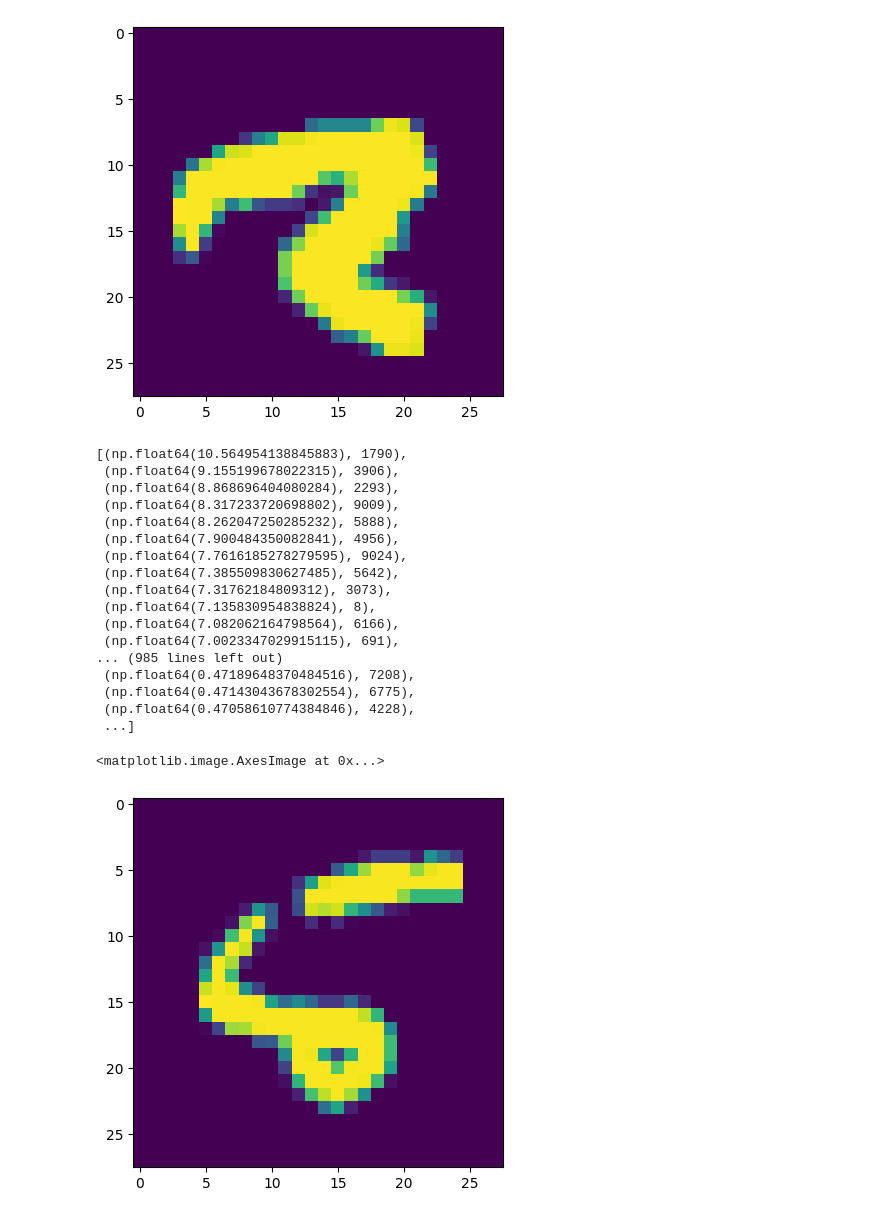
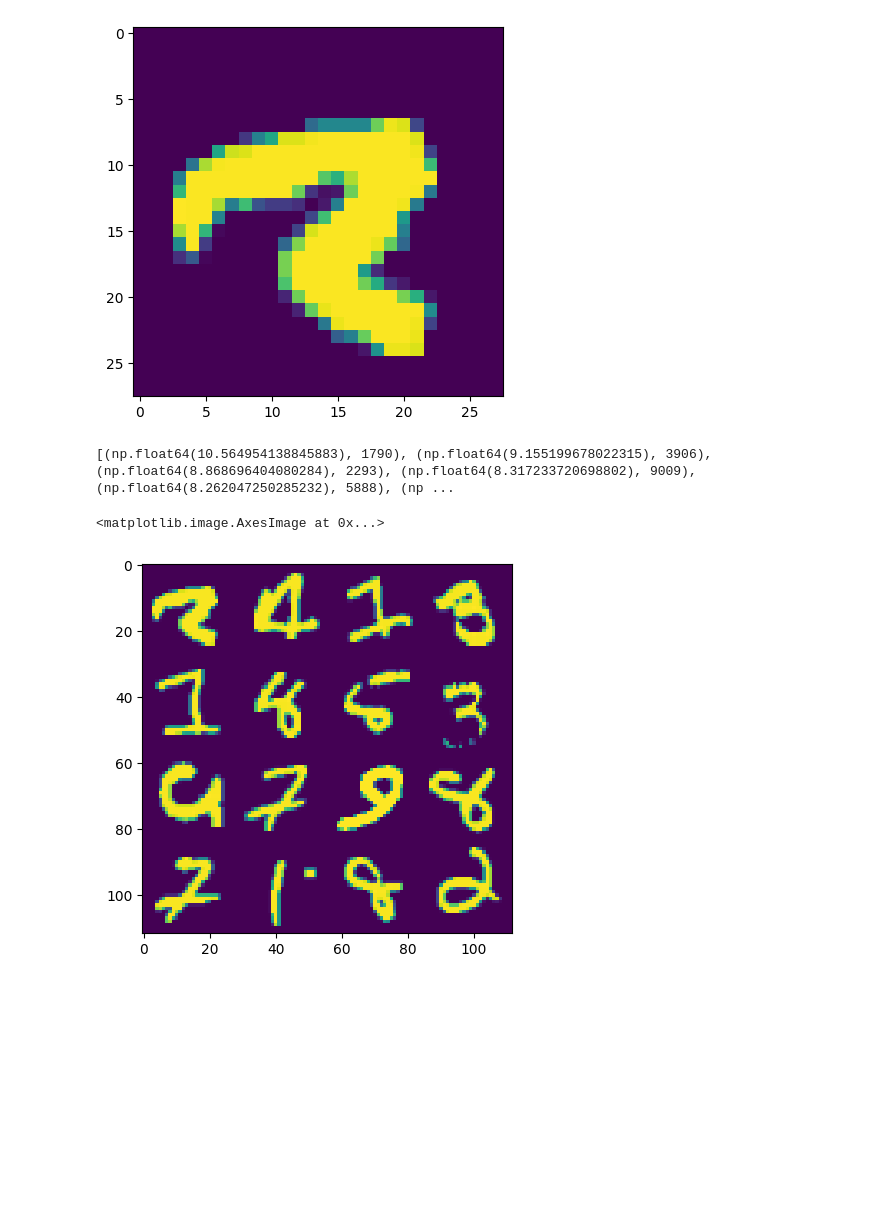
Before and after one commit to vadym-seleznov-off/noob-mnist, a Jupyter notebook: mnist-torch.ipynb, the cells around one changed output. Cells and saved outputs as stored; diff of their text form; code cells hidden in the pictures; blank space fills up the shorter version.

Commit message:
implemented a grid from most confusing ones

```diff
--- a/mnist-torch.ipynb
+++ b/mnist-torch.ipynb
@@ -151,27 +151,11 @@ plt.imshow(X_test[idx])
 [figure]
 # %%
 # What else is confusing?
-sorted(list(zip(r, range(r.shape[0]))), reverse=True)
+grid = sorted(list(zip(r, range(r.shape[0]))), reverse=True)[0:16]
+X_bad = X_test[[x[1] for x in grid]]
+
+plt.imshow(np.concatenate(X_bad.reshape((4, 28*4, 28)), axis=1))
 # %% [output]
-[(np.float64(10.564954138845883), 1790),
- (np.float64(9.155199678022315), 3906),
- (np.float64(8.868696404080284), 2293),
- (np.float64(8.317233720698802), 9009),
- (np.float64(8.262047250285232), 5888),
- (np.float64(7.900484350082841), 4956),
- (np.float64(7.7616185278279595), 9024),
- (np.float64(7.385509830627485), 5642),
- (np.float64(7.31762184809312), 3073),
- (np.float64(7.135830954838824), 8),
- (np.float64(7.082062164798564), 6166),
- (np.float64(7.0023347029915115), 691),
-... (985 lines left out)
- (np.float64(0.47189648370484516), 7208),
- (np.float64(0.47143043678302554), 6775),
- (np.float64(0.47058610774384846), 4228),
- ...]
+[(np.float64(10.564954138845883), 1790), (np.float64(9.155199678022315), 3906), (np.float64(8.868696404080284), 2293), (np.float64(8.317233720698802), 9009), (np.float64(8.262047250285232), 5888), (np ...
+<matplotlib.image.AxesImage at 0x...>
+[figure, added]
-# %%
-plt.imshow(X_test[8]) # the hell is that?
-# %% [output]
-<matplotlib.image.AxesImage at 0x...>
-[figure, removed]
```
